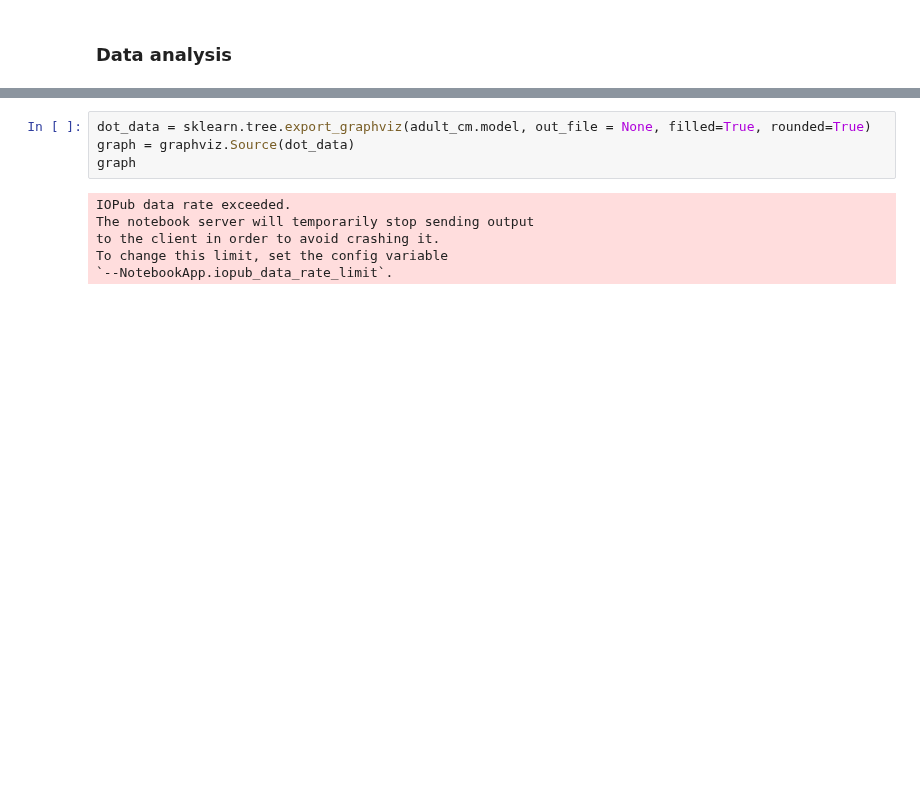
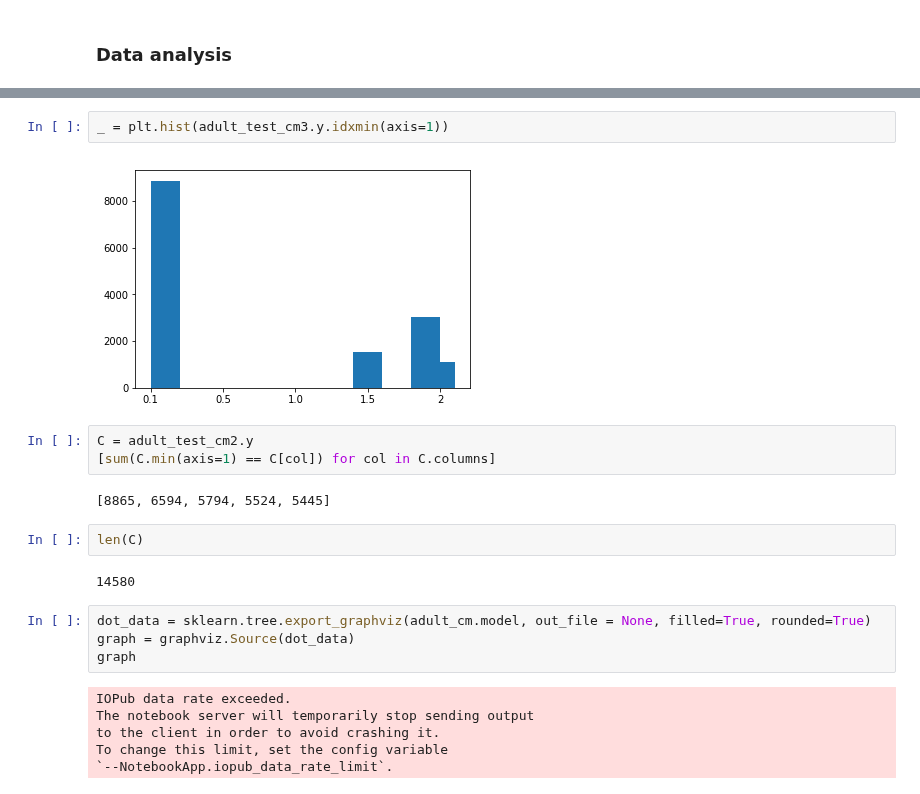
Before and after one commit to jimola/S18_Research, a Jupyter notebook: Python/LogRegChoice.ipynb, the cells around one changed output, grey strips where cells are left out. Saved outputs shown, nothing was run; the diff lists cells and outputs as text; blank space fills up the shorter version.

```diff
--- a/Python/LogRegChoice.ipynb
+++ b/Python/LogRegChoice.ipynb
@@ -321,3 +401,16 @@ dtype: float64
+# %%
+_ = plt.hist(adult_test_cm3.y.idxmin(axis=1))
+# %% [output]
+[figure, added]
+# %%
+C = adult_test_cm2.y
+[sum(C.min(axis=1) == C[col]) for col in C.columns]
+# %% [output]
+[8865, 6594, 5794, 5524, 5445]
+# %%
+len(C)
+# %% [output]
+14580
 # %%
 dot_data = sklearn.tree.export_graphviz(adult_cm.model, out_file = None, filled=True, rounded=True)
 graph = graphviz.Source(dot_data)
```
Also changed, not shown: parts of 38 cells of this notebook.
